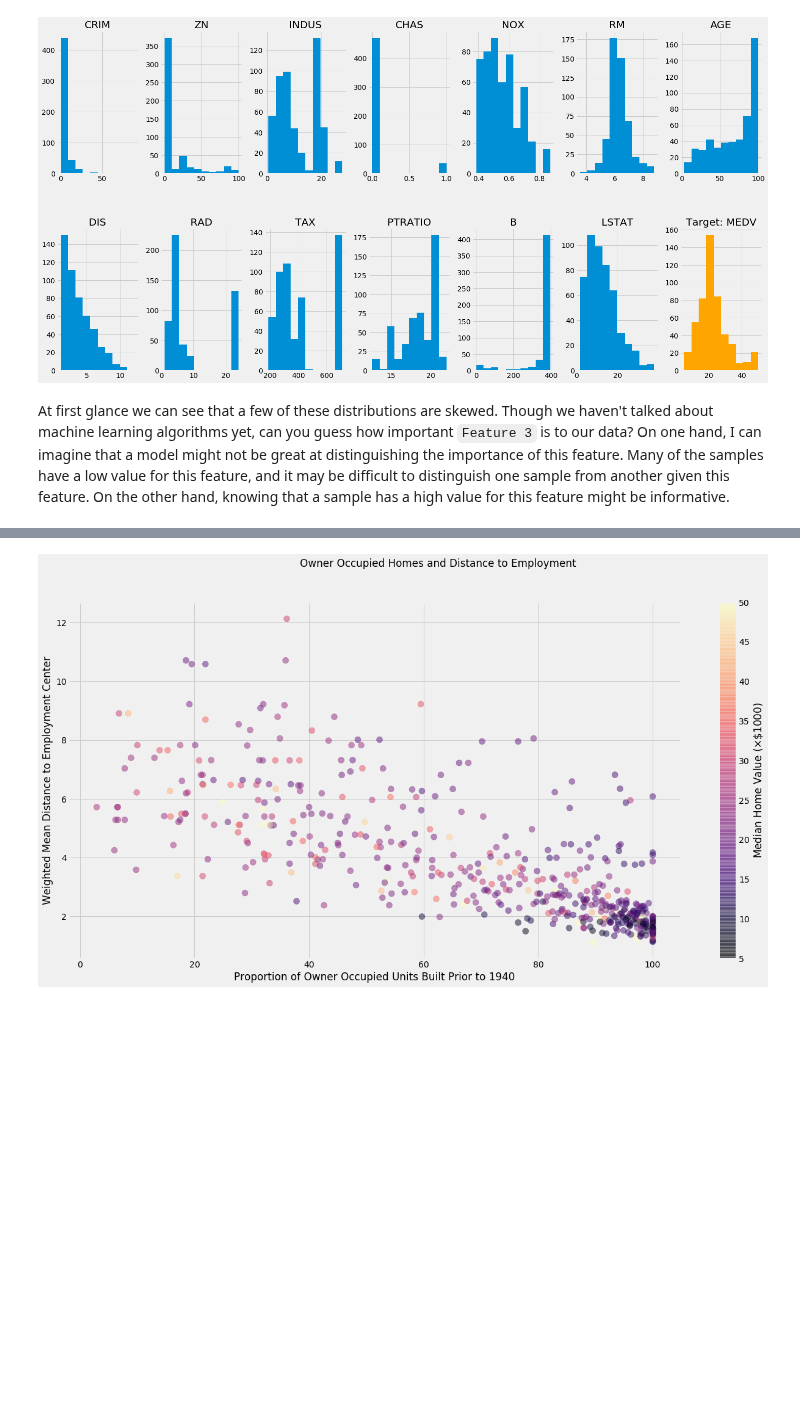
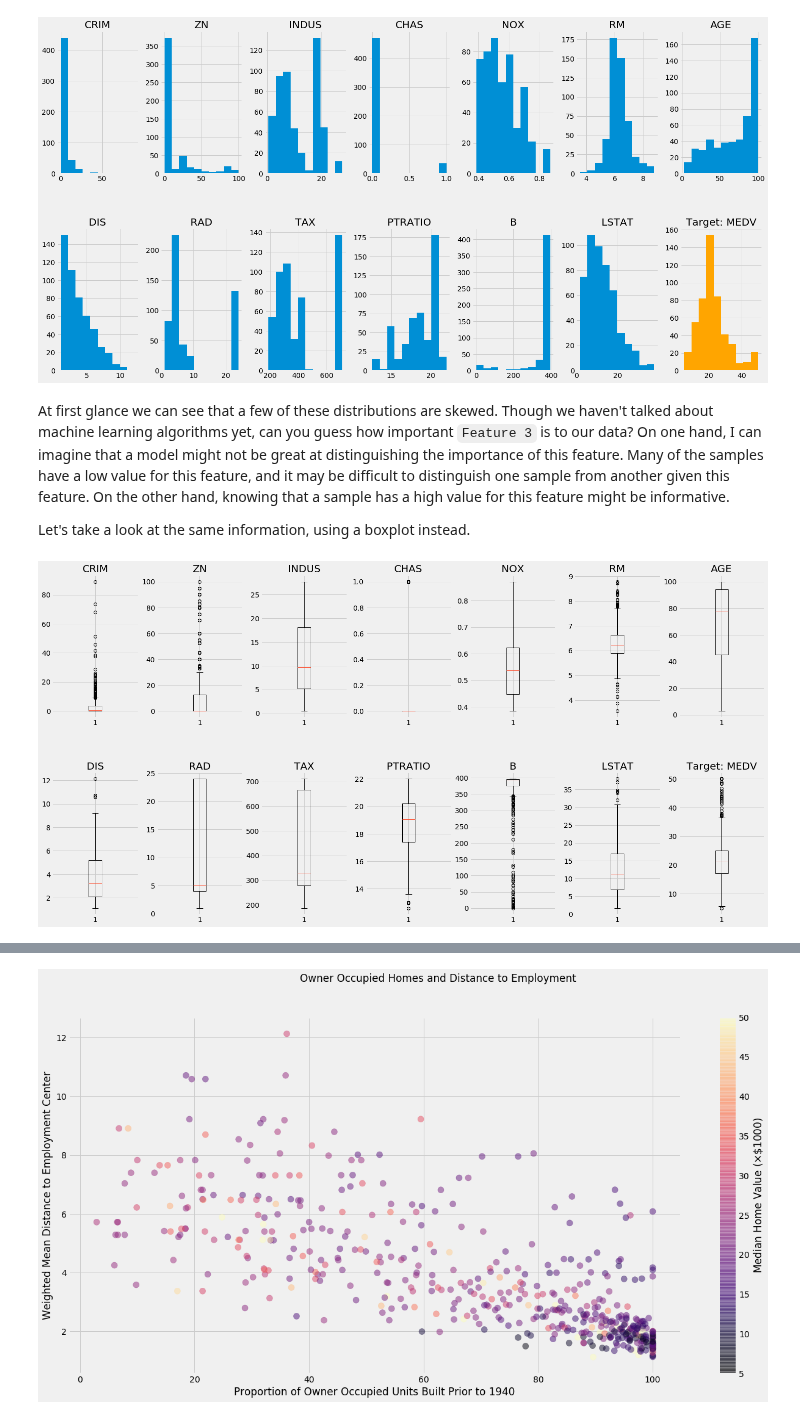
Before and after one commit to yngtodd/eleven, a Jupyter notebook: examples/notebooks/module_02_03_boston_housing_data.ipynb, the cells around one changed output, grey strips where cells are left out. Drawn from its saved outputs; the diff is of its cells as text; code cells hidden in the pictures; blank space fills up the shorter version.

Commit message:
Add a few more figures

```diff
--- a/examples/notebooks/module_02_03_real_data.ipynb
+++ b/examples/notebooks/module_02_03_boston_housing_data.ipynb
@@ -95,3 +101,19 @@ plt.tight_layout(pad=0.4, w_pad=0.5, h_pad=5.0)
 [figure]
 # %% [markdown]
 At first glance we can see that a few of these distributions are skewed. Though we haven't talked about machine learning algorithms yet, can you guess how important `Feature 3` is to our data? On one hand, I can imagine that a model might not be great at distinguishing the importance of this feature. Many of the samples have a low value for this feature, and it may be difficult to distinguish one sample from another given this feature. On the other hand, knowing that a sample has a high value for this feature might be informative.
+
+Let's take a look at the same information, using a boxplot instead.
+# %%
+fig, axs = plt.subplots(ncols=7, nrows=2, figsize=(20, 10))
+axs = axs.flatten()
+
+for idx, feature in enumerate(X.T):
+    axs[idx].boxplot(feature)
+    axs[idx].set_title(f'{feature_names[idx]}')
+
+axs[-1].boxplot(y)
+_ = axs[-1].set_title(f'Target: MEDV')
+
+plt.tight_layout(pad=0.4, w_pad=0.5, h_pad=5.0)
+# %% [output]
+[figure, added]
```
Also changed, not shown: parts of 7 cells of this notebook.
